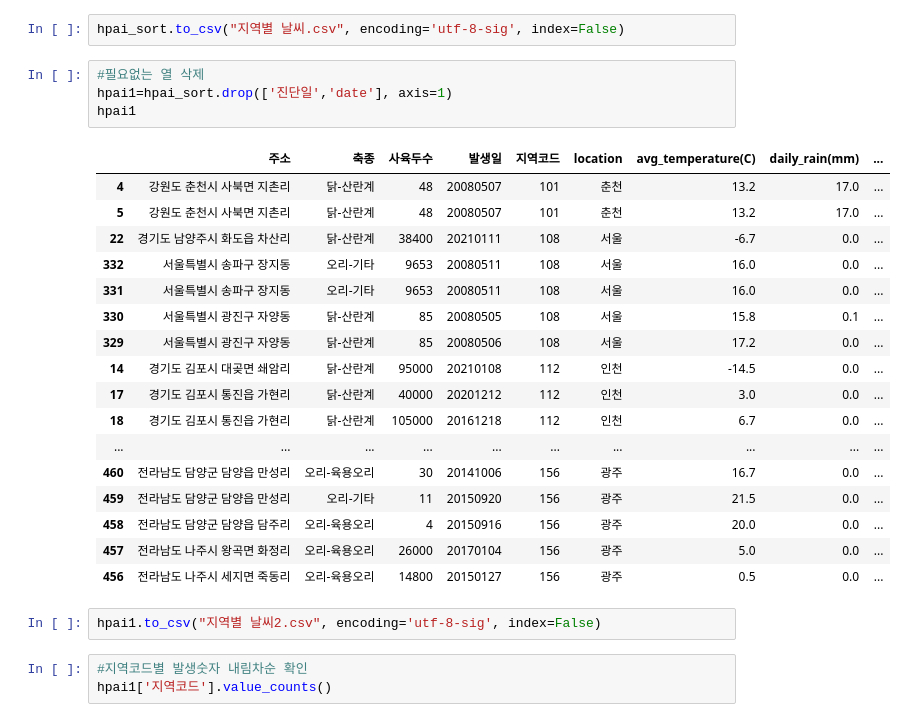
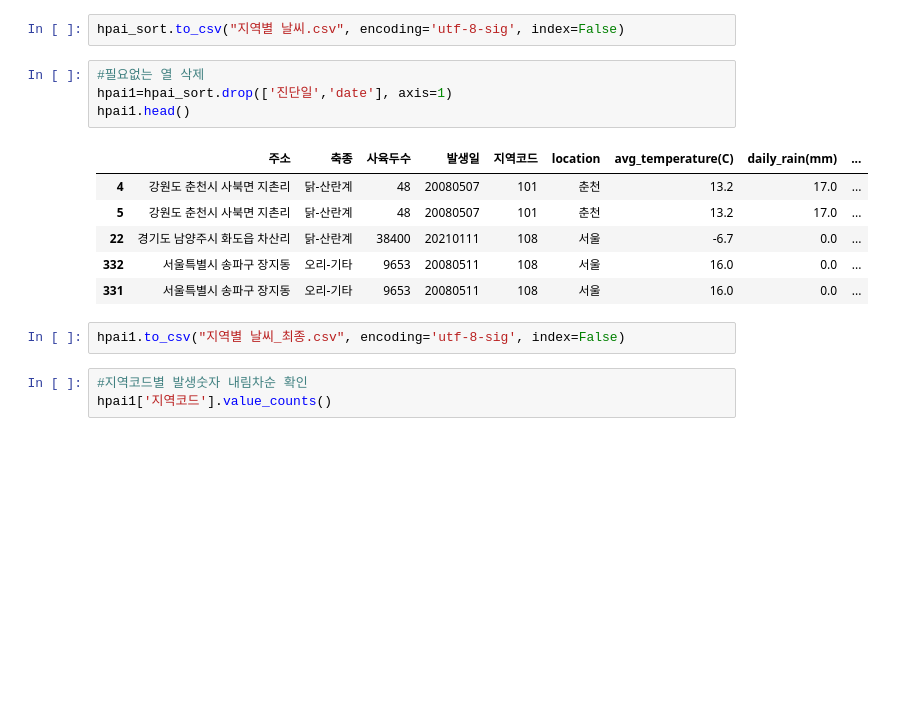
Before and after one commit to jiwoo-coding/aiai, a Jupyter notebook: HPAI kk.ipynb, the cells around one changed output. Saved outputs shown, nothing was run; the diff lists cells and outputs as text; blank space fills up the shorter version.

```diff
--- a/HPAI kk.ipynb
+++ b/HPAI kk.ipynb
@@ -136,27 +122,16 @@ hpai_sort.to_csv("지역별 날씨.csv", encoding='utf-8-sig', index=False)
 # %%
 #필요없는 열 삭제
 hpai1=hpai_sort.drop(['진단일','date'], axis=1)
-hpai1
+hpai1.head()
 # %% [output]
 |  | 주소 | 축종 | 사육두수 | 발생일 | 지역코드 | location | avg_temperature(C) | daily_rain(mm) | ... |
 | 4 | 강원도 춘천시 사북면 지촌리 | 닭-산란계 | 48 | 20080507 | 101 | 춘천 | 13.2 | 17.0 | ... |
 | 5 | 강원도 춘천시 사북면 지촌리 | 닭-산란계 | 48 | 20080507 | 101 | 춘천 | 13.2 | 17.0 | ... |
 | 22 | 경기도 남양주시 화도읍 차산리 | 닭-산란계 | 38400 | 20210111 | 108 | 서울 | -6.7 | 0.0 | ... |
 | 332 | 서울특별시 송파구 장지동 | 오리-기타 | 9653 | 20080511 | 108 | 서울 | 16.0 | 0.0 | ... |
 | 331 | 서울특별시 송파구 장지동 | 오리-기타 | 9653 | 20080511 | 108 | 서울 | 16.0 | 0.0 | ... |
-| 330 | 서울특별시 광진구 자양동 | 닭-산란계 | 85 | 20080505 | 108 | 서울 | 15.8 | 0.1 | ... |
-| 329 | 서울특별시 광진구 자양동 | 닭-산란계 | 85 | 20080506 | 108 | 서울 | 17.2 | 0.0 | ... |
-| 14 | 경기도 김포시 대곶면 쇄암리 | 닭-산란계 | 95000 | 20210108 | 112 | 인천 | -14.5 | 0.0 | ... |
-| 17 | 경기도 김포시 통진읍 가현리 | 닭-산란계 | 40000 | 20201212 | 112 | 인천 | 3.0 | 0.0 | ... |
-| 18 | 경기도 김포시 통진읍 가현리 | 닭-산란계 | 105000 | 20161218 | 112 | 인천 | 6.7 | 0.0 | ... |
-| ... | ... | ... | ... | ... | ... | ... | ... | ... | ... |
-| 460 | 전라남도 담양군 담양읍 만성리 | 오리-육용오리 | 30 | 20141006 | 156 | 광주 | 16.7 | 0.0 | ... |
-| 459 | 전라남도 담양군 담양읍 만성리 | 오리-기타 | 11 | 20150920 | 156 | 광주 | 21.5 | 0.0 | ... |
-| 458 | 전라남도 담양군 담양읍 담주리 | 오리-육용오리 | 4 | 20150916 | 156 | 광주 | 20.0 | 0.0 | ... |
-| 457 | 전라남도 나주시 왕곡면 화정리 | 오리-육용오리 | 26000 | 20170104 | 156 | 광주 | 5.0 | 0.0 | ... |
-| 456 | 전라남도 나주시 세지면 죽동리 | 오리-육용오리 | 14800 | 20150127 | 156 | 광주 | 0.5 | 0.0 | ... |
 # %%
-hpai1.to_csv("지역별 날씨2.csv", encoding='utf-8-sig', index=False)
+hpai1.to_csv("지역별 날씨_최종.csv", encoding='utf-8-sig', index=False)
 # %%
 #지역코드별 발생숫자 내림차순 확인
 hpai1['지역코드'].value_counts()
```
Also changed, not shown: parts of 8 cells of this notebook, 2 other files.
